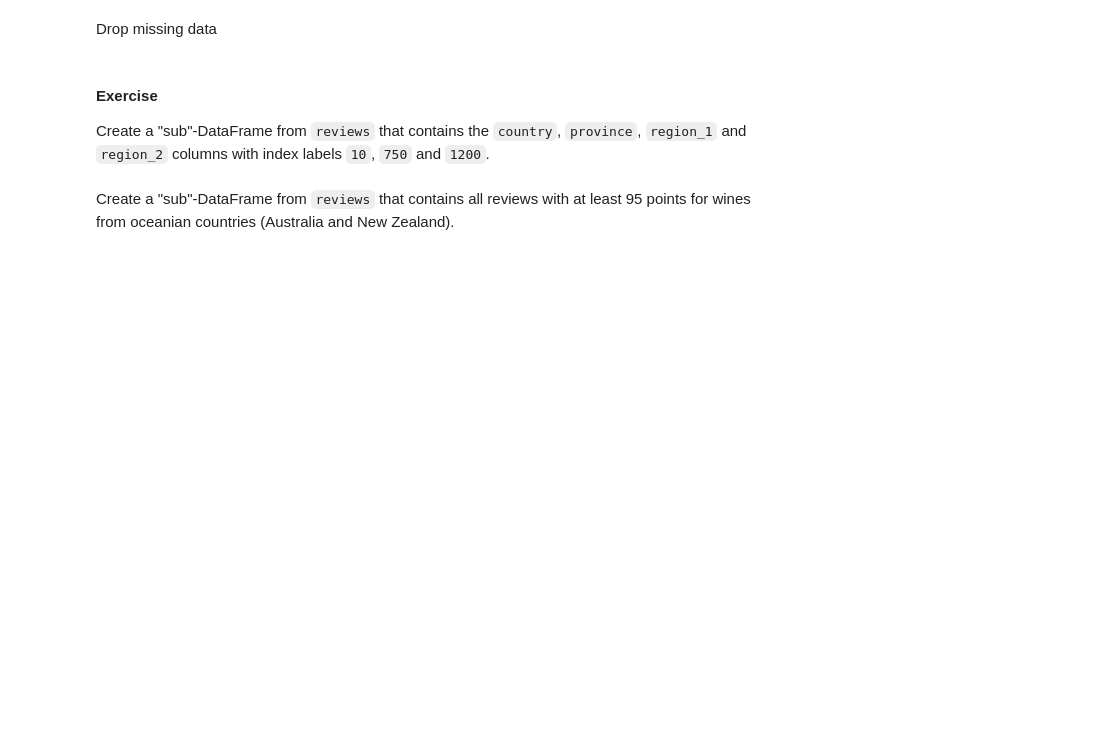
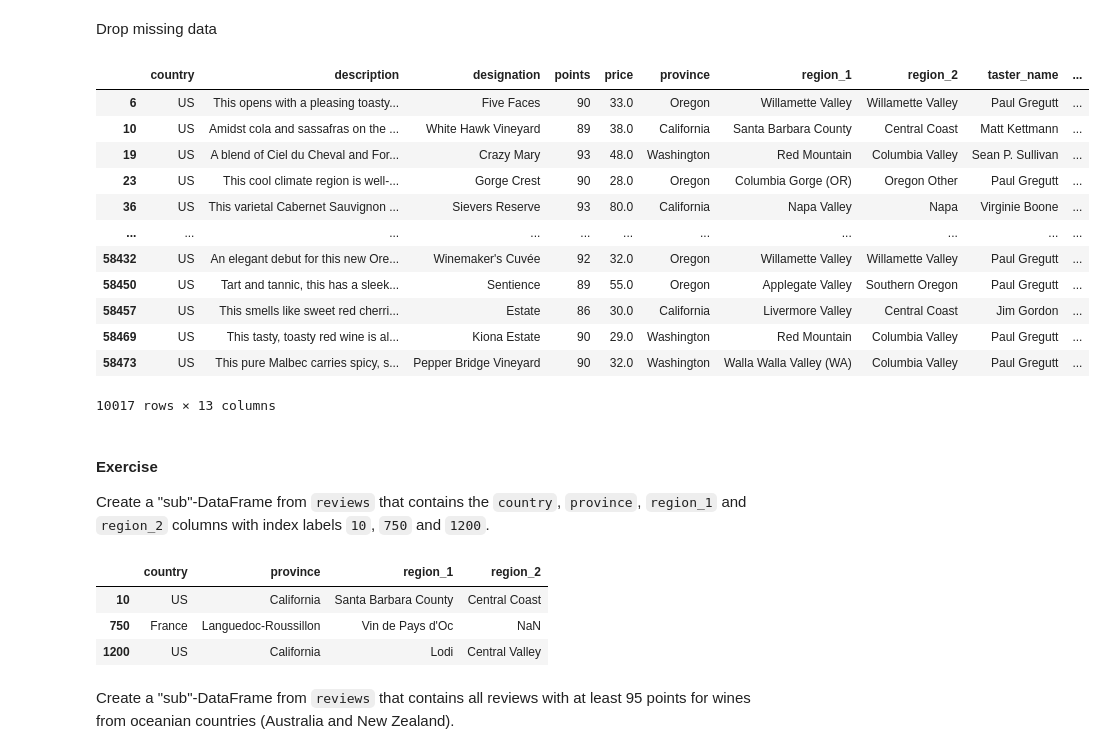
Before and after one commit to VitosTamas271/Analytics-through-coding-in-class, a Jupyter notebook: Session_1/Pandas.ipynb, the cells around one changed output. Cells and saved outputs as stored; diff of their text form; code cells hidden in the pictures; blank space fills up the shorter version.

```diff
--- a/Session_1/Pandas.ipynb
+++ b/Session_1/Pandas.ipynb
@@ -288,8 +371,31 @@ Filling in missing data
 # %% [markdown]
 Drop missing data
+# %%
+reviews.dropna()
+# %% [output]
+|  | country | description | designation | points | price | province | region_1 | region_2 | taster_name | ... |
+| 6 | US | This opens with a pleasing toasty... | Five Faces | 90 | 33.0 | Oregon | Willamette Valley | Willamette Valley | Paul Gregutt | ... |
+| 10 | US | Amidst cola and sassafras on the ... | White Hawk Vineyard | 89 | 38.0 | California | Santa Barbara County | Central Coast | Matt Kettmann | ... |
+| 19 | US | A blend of Ciel du Cheval and For... | Crazy Mary | 93 | 48.0 | Washington | Red Mountain | Columbia Valley | Sean P. Sullivan | ... |
+| 23 | US | This cool climate region is well-... | Gorge Crest | 90 | 28.0 | Oregon | Columbia Gorge (OR) | Oregon Other | Paul Gregutt | ... |
+| 36 | US | This varietal Cabernet Sauvignon ... | Sievers Reserve | 93 | 80.0 | California | Napa Valley | Napa | Virginie Boone | ... |
+| ... | ... | ... | ... | ... | ... | ... | ... | ... | ... | ... |
+| 58432 | US | An elegant debut for this new Ore... | Winemaker's Cuvée | 92 | 32.0 | Oregon | Willamette Valley | Willamette Valley | Paul Gregutt | ... |
+| 58450 | US | Tart and tannic, this has a sleek... | Sentience | 89 | 55.0 | Oregon | Applegate Valley | Southern Oregon | Paul Gregutt | ... |
+| 58457 | US | This smells like sweet red cherri... | Estate | 86 | 30.0 | California | Livermore Valley | Central Coast | Jim Gordon | ... |
+| 58469 | US | This tasty, toasty red wine is al... | Kiona Estate | 90 | 29.0 | Washington | Red Mountain | Columbia Valley | Paul Gregutt | ... |
+| 58473 | US | This pure Malbec carries spicy, s... | Pepper Bridge Vineyard | 90 | 32.0 | Washington | Walla Walla Valley (WA) | Columbia Valley | Paul Gregutt | ... |
+10017 rows × 13 columns
 # %% [markdown]
 #### Exercise
 
 Create a "sub"-DataFrame from `reviews` that contains the `country`, `province`, `region_1` and `region_2` columns with index labels `10`, `750` and `1200`.
+# %%
+reviews.loc[[10, 750, 1200], ["country", "province", "region_1", "region_2"]]
+# %% [output]
+|  | country | province | region_1 | region_2 |
+| 10 | US | California | Santa Barbara County | Central Coast |
+| 750 | France | Languedoc-Roussillon | Vin de Pays d'Oc | NaN |
+| 1200 | US | California | Lodi | Central Valley |
 # %% [markdown]
 Create a "sub"-DataFrame from `reviews` that contains all reviews with at least 95 points for wines from oceanian countries (Australia and New Zealand).
```
Also changed, not shown: parts of 12 cells of this notebook.
